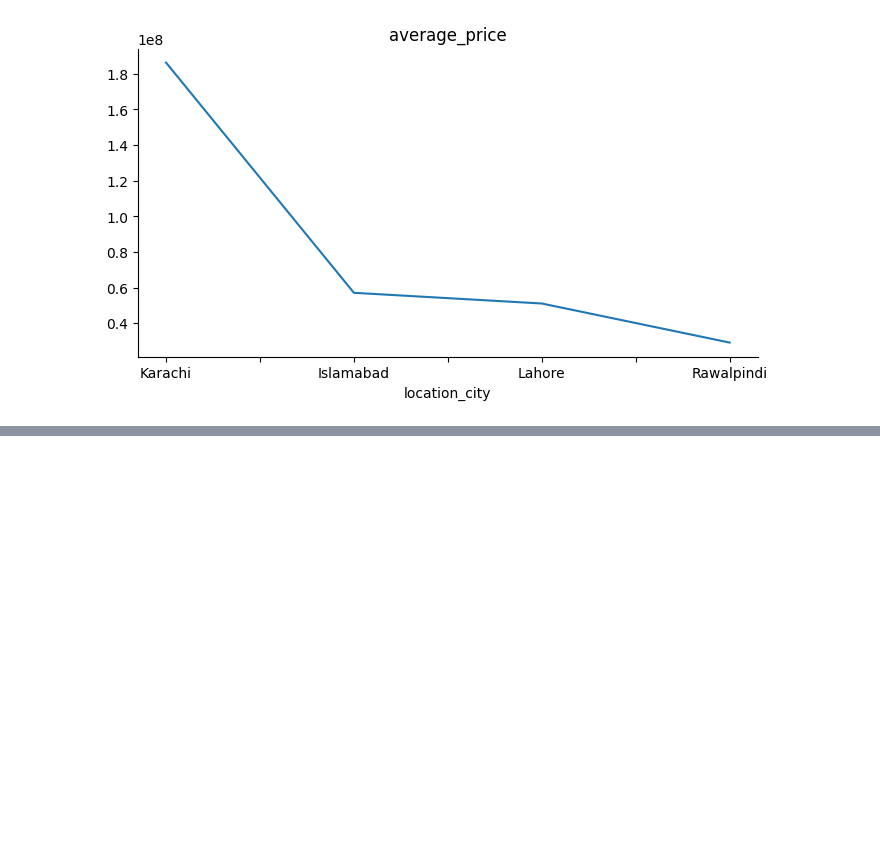
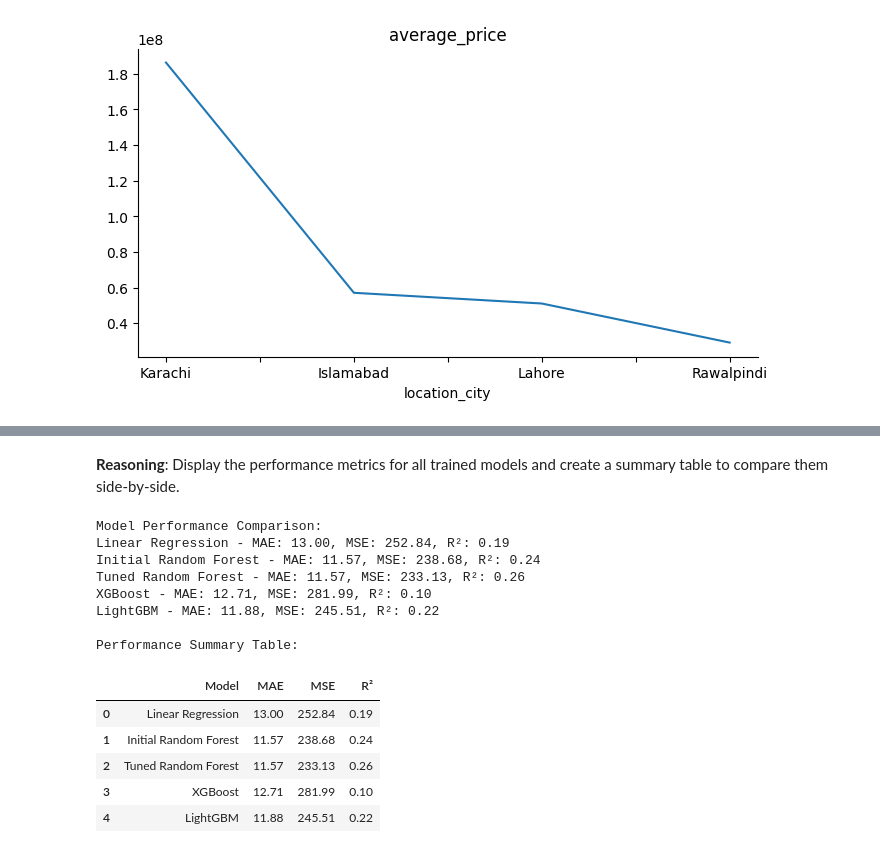
Before and after one commit to tahahasan01/Airbnb_Listings_Analysis, a Jupyter notebook: Airbnb_Analysis.ipynb, the cells around one changed output, grey strips where cells are left out. Saved outputs shown, nothing was run; the diff lists cells and outputs as text; code cells hidden in the pictures; blank space fills up the shorter version.

```diff
--- a/Airbnb_Analysis.ipynb
+++ b/Airbnb_Analysis.ipynb
@@ -1101,0 +1951,41 @@ plt.gca().spines[['top', 'right']].set_visible(False)
+# %% [markdown]
+**Reasoning**:
+Display the performance metrics for all trained models and create a summary table to compare them side-by-side.
+# %%
+import pandas as pd
+
+# Display performance metrics for all models
+print("Model Performance Comparison:")
+print(f"Linear Regression - MAE: {mae_lr:.2f}, MSE: {mse_lr:.2f}, R²: {r2_lr:.2f}")
+print(f"Initial Random Forest - MAE: {mae_rf:.2f}, MSE: {mse_rf:.2f}, R²: {r2_rf:.2f}")
+print(f"Tuned Random Forest - MAE: {mae_best_rf:.2f}, MSE: {mse_best_rf:.2f}, R²: {r2_best_rf:.2f}")
+print(f"XGBoost - MAE: {mae_xgb:.2f}, MSE: {mse_xgb:.2f}, R²: {r2_xgb:.2f}")
+print(f"LightGBM - MAE: {mae_lgb:.2f}, MSE: {mse_lgb:.2f}, R²: {r2_lgb:.2f}")
+
+# Create a summary table
+performance_data = {
+    'Model': ['Linear Regression', 'Initial Random Forest', 'Tuned Random Forest', 'XGBoost', 'LightGBM'],
+    'MAE': [mae_lr, mae_rf, mae_best_rf, mae_xgb, mae_lgb],
+    'MSE': [mse_lr, mse_rf, mse_best_rf, mse_xgb, mse_lgb],
+    'R²': [r2_lr, r2_rf, r2_best_rf, r2_xgb, r2_lgb]
+}
+
+df_performance = pd.DataFrame(performance_data)
+
+print("\nPerformance Summary Table:")
+display(df_performance.round(2))
+# %% [output]
+Model Performance Comparison:
+Linear Regression - MAE: 13.00, MSE: 252.84, R²: 0.19
+Initial Random Forest - MAE: 11.57, MSE: 238.68, R²: 0.24
+Tuned Random Forest - MAE: 11.57, MSE: 233.13, R²: 0.26
+XGBoost - MAE: 12.71, MSE: 281.99, R²: 0.10
+LightGBM - MAE: 11.88, MSE: 245.51, R²: 0.22
+
+Performance Summary Table:
+|  | Model | MAE | MSE | R² |
+| 0 | Linear Regression | 13.00 | 252.84 | 0.19 |
+| 1 | Initial Random Forest | 11.57 | 238.68 | 0.24 |
+| 2 | Tuned Random Forest | 11.57 | 233.13 | 0.26 |
+| 3 | XGBoost | 12.71 | 281.99 | 0.10 |
+| 4 | LightGBM | 11.88 | 245.51 | 0.22 |
```
Also changed, not shown: parts of 37 cells of this notebook.
